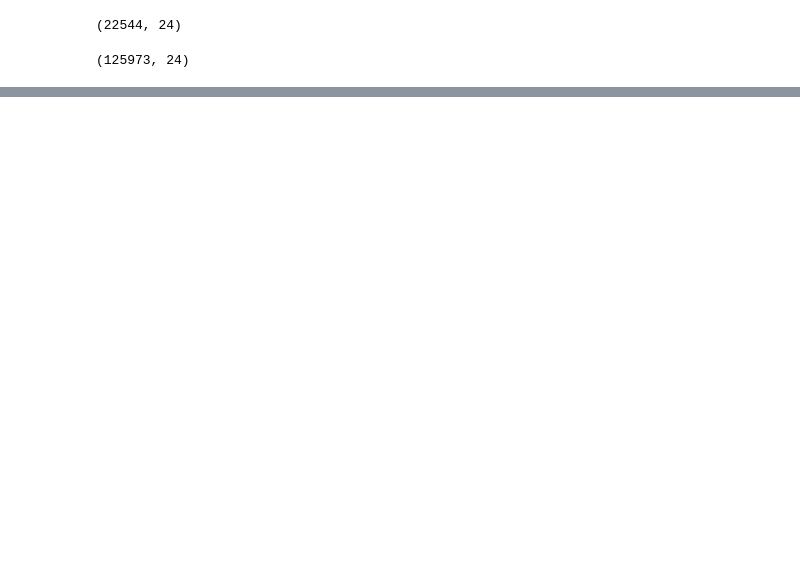
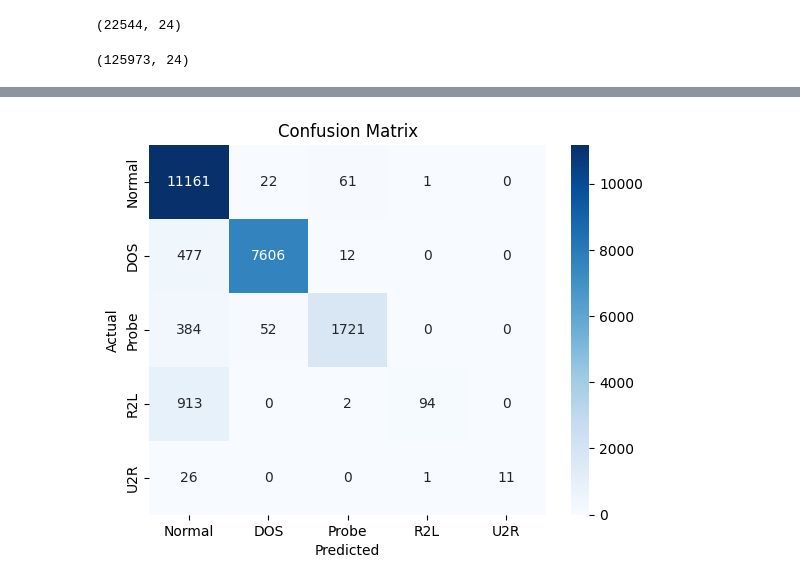
Before and after one commit to shiri9/ANN-NSL-KDD, a Jupyter notebook: ANN_NSL_KDD.ipynb, the cells around one changed output, grey strips where cells are left out. Cells and saved outputs as stored; diff of their text form; code cells hidden in the pictures; blank space fills up the shorter version.

```diff
--- a/ANN_NSL_KDD.ipynb
+++ b/ANN_NSL_KDD.ipynb
@@ -828,0 +1100,82 @@ Confusion matrix saved as confusion_matrix.png
+# %%
+#implementing random model on datasets without correlation drop
+
+import time
+from sklearn.ensemble import RandomForestClassifier
+from sklearn.metrics import accuracy_score, precision_score, recall_score, mean_squared_error
+from sklearn.metrics import confusion_matrix
+import seaborn as sns
+
+
+# Separate the features and target variable
+X_train = df1_train.drop('labels', axis=1)  # Features
+y_train = df1_train['labels']  # Target variable
+
+# Separate the features and target variable
+X_test = df1_test.drop('labels', axis=1)  # Features
+y_test = df1_test['labels']  # Target variable
+
+
+start_time = time.time()
+
+
+# Create a Random Forest classifier
+rf_model_without_correlation = RandomForestClassifier(n_estimators=100, random_state=42)
+
+# Train the model on the training data
+rf_model_without_correlation.fit(X_train, y_train)
+
+
+learning_time = time.time() - start_time
+
+
+start_time = time.time()
+
+# Make predictions on the testing data
+y_pred = rf_model_without_correlation.predict(X_test)
+
+detection_time = time.time() - start_time
+
+
+# Calculate accuracy, precision, and recall
+accuracy = accuracy_score(y_test, y_pred)
+precision = precision_score(y_test, y_pred, average='macro')
+recall = recall_score(y_test, y_pred, average='macro')
+
+# Print the results
+print("Accuracy:", accuracy)
+print("Precision:", precision)
+print("Recall:", recall)
+print("Learning Time:", learning_time, "seconds")
+print("Detection Time:", detection_time, "seconds")
+
+# Calculate the MSE
+mse = mean_squared_error(y_test, y_pred)
+print("Mean Squared Error:", mse)
+
+# Compute the confusion matrix
+cm = confusion_matrix(y_test, y_pred)
+
+print("Confusion Matrix:")
+print(cm)
+
+# Define the labels for the confusion matrix
+labels = ['Normal', 'DOS', 'Probe', 'R2L','U2R']
+
+# Create a heatmap of the confusion matrix
+sns.heatmap(cm, annot=True, cmap='Blues', fmt='d', xticklabels=labels, yticklabels=labels)
+
+# Set the axis labels and title
+plt.xlabel('Predicted')
+plt.ylabel('Actual')
+plt.title('Confusion Matrix')
+
+# Save the plot as an image file
+plt.savefig('confusion_matrix_random_forest_WC.png', dpi=300)
+
+# Display a message indicating the file has been saved
+print("Confusion matrix saved as confusion_matrix.png")
+
+# Display the plot
+plt.show()
+# %% [output]
@@ -828,0 +1195 @@ Confusion matrix saved as confusion_matrix.png
+[figure, added]
```
Also changed, not shown: parts of 24 cells of this notebook.
